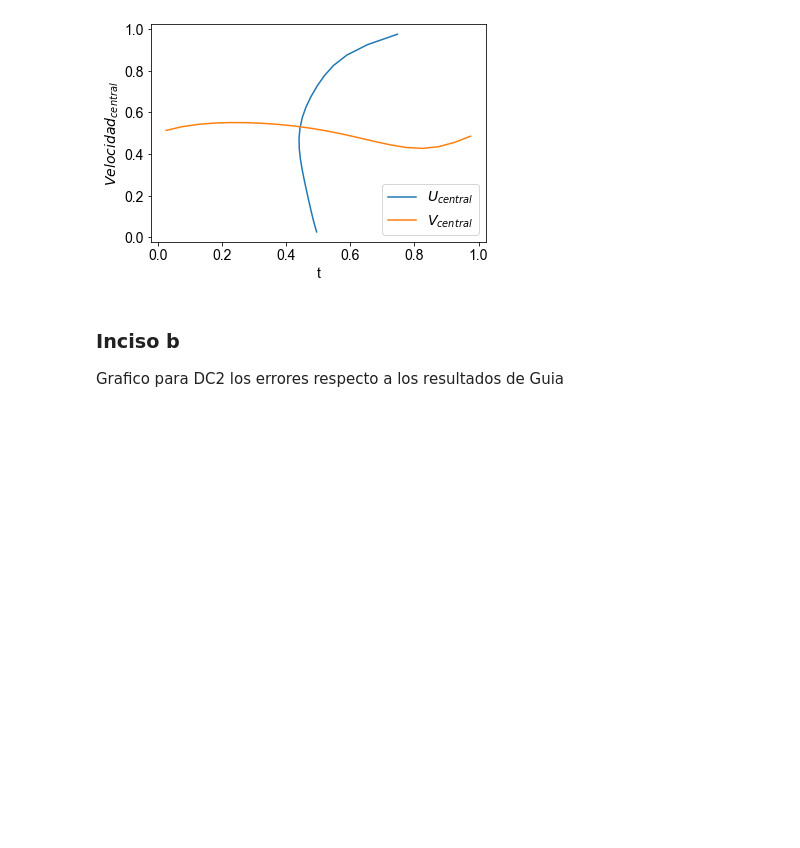
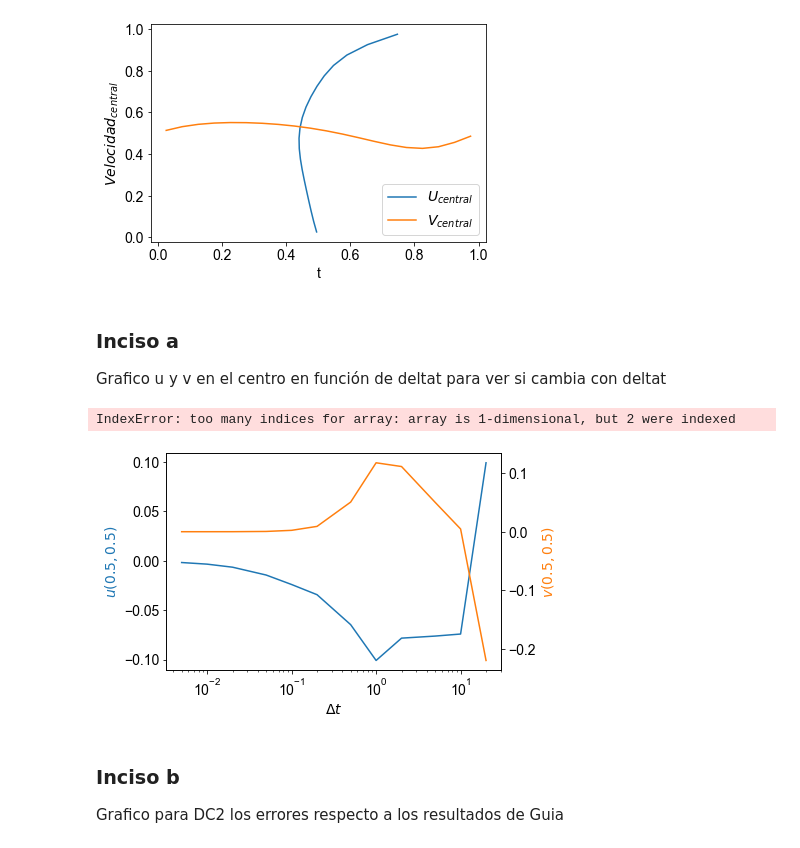
Before and after one commit to Lupama2/Guias_Metodos_Num_Fluidos_I, a Jupyter notebook: Guias/Informe_final/Programa/graficos/graficos.ipynb, the cells around one changed output. Drawn from its saved outputs; the diff is of its cells as text; code cells hidden in the pictures; blank space fills up the shorter version.

Commit message:
Corregí algunos incisos. Fui verificando los resultados haciendo gráficos. Dejo corriendo

```diff
--- a/Guias/Informe_final/Programa/graficos/graficos.ipynb
+++ b/Guias/Informe_final/Programa/graficos/graficos.ipynb
@@ -106,6 +99,50 @@ plt.ylabel('$Velocidad_{central}$');
 # plt.yticks(np.arange(-0.5,0.5 + 0.2,0.2))
 # %% [output]
 [figure]
+# %% [markdown]
+### Inciso a
+
+Grafico u y v en el centro en función de deltat para ver si cambia con deltat
+# %%
+#Importo datos
+datos = genfromtxt('datos/a_velcentral.csv', delimiter=',')
+# %%
+dt_array = datos[:,0]
+Ucentro_array = datos[:,1]
+Vcentro_array = datos[:,2]
+# %% [output]
+IndexError: too many indices for array: array is 1-dimensional, but 2 were indexed
+# %%
+fig, ax1 = plt.subplots()
+
+ax2 = ax1.twinx()
+
+
+
+ax1.plot(dt_array, Ucentro_array, color = "tab:blue")
+ax2.plot(dt_array, Vcentro_array, color = "tab:orange")
+
+ax1.set_xlabel('X data')
+ax1.set_ylabel('Y1 data', color='g')
+ax2.set_ylabel('Y2 data', color='b')
+
+
+# plt.legend(loc='lower center', ncol = 4, bbox_to_anchor=(0, 1.02, 1, 0.2),fontsize = 12)
+ax1.set_xlabel('$\Delta t$')
+ax1.set_ylabel('$u(0.5,0.5)$', color = "tab:blue")
+ax2.set_ylabel('$v(0.5,0.5)$', color = "tab:orange")
+
+# plt.xticks(x, my_xticks)
+# plt.yticks(np.arange(y.min(), y.max(), 0.005))
+# plt.yticks(np.arange(-0.5,0.5 + 0.2,0.2))
+# plt.xlim(10.0**-4, 10.0**0)
+plt.xscale("log")
+# plt.yscale("log")
+
+#Guardo el gráfico
+plt.savefig('a_vel_vs_dt.pdf', format='pdf',bbox_inches = "tight")
+# %% [output]
+[figure, added]
 # %% [markdown]
 ### Inciso b
 Grafico para DC2 los errores respecto a los resultados de Guia
```
Also changed, not shown: parts of 16 cells of this notebook, 54 other files.
